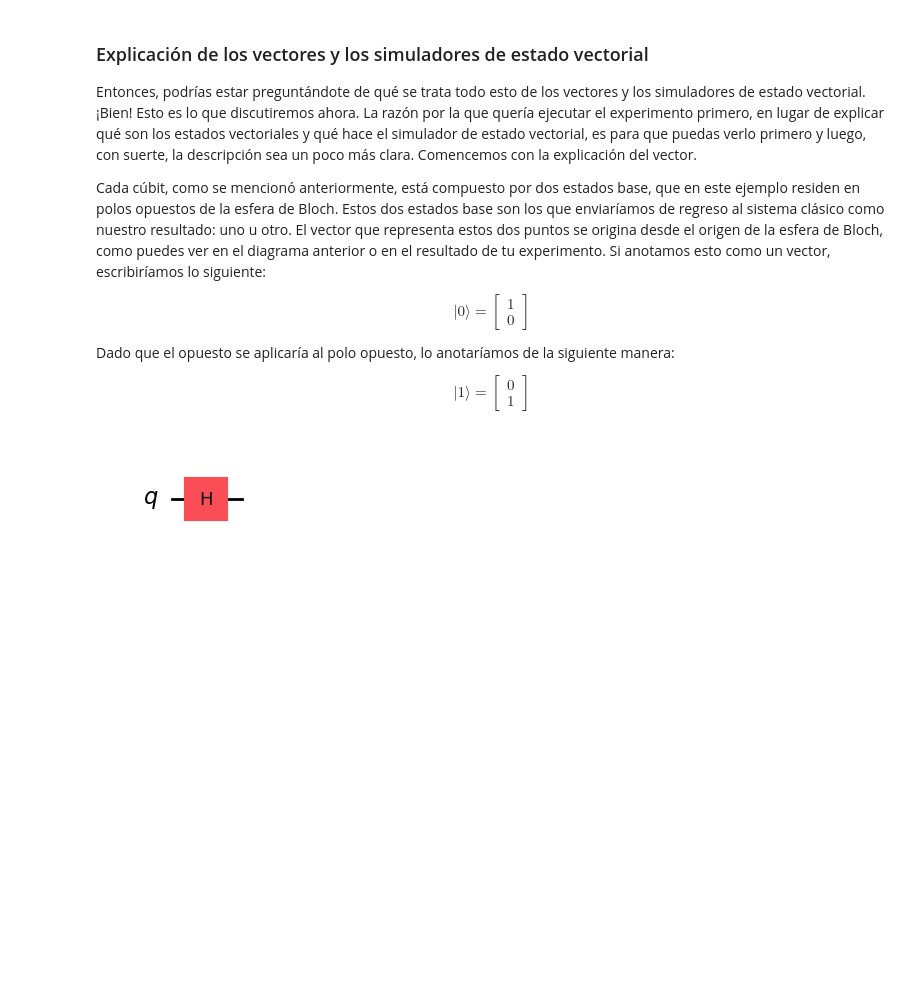
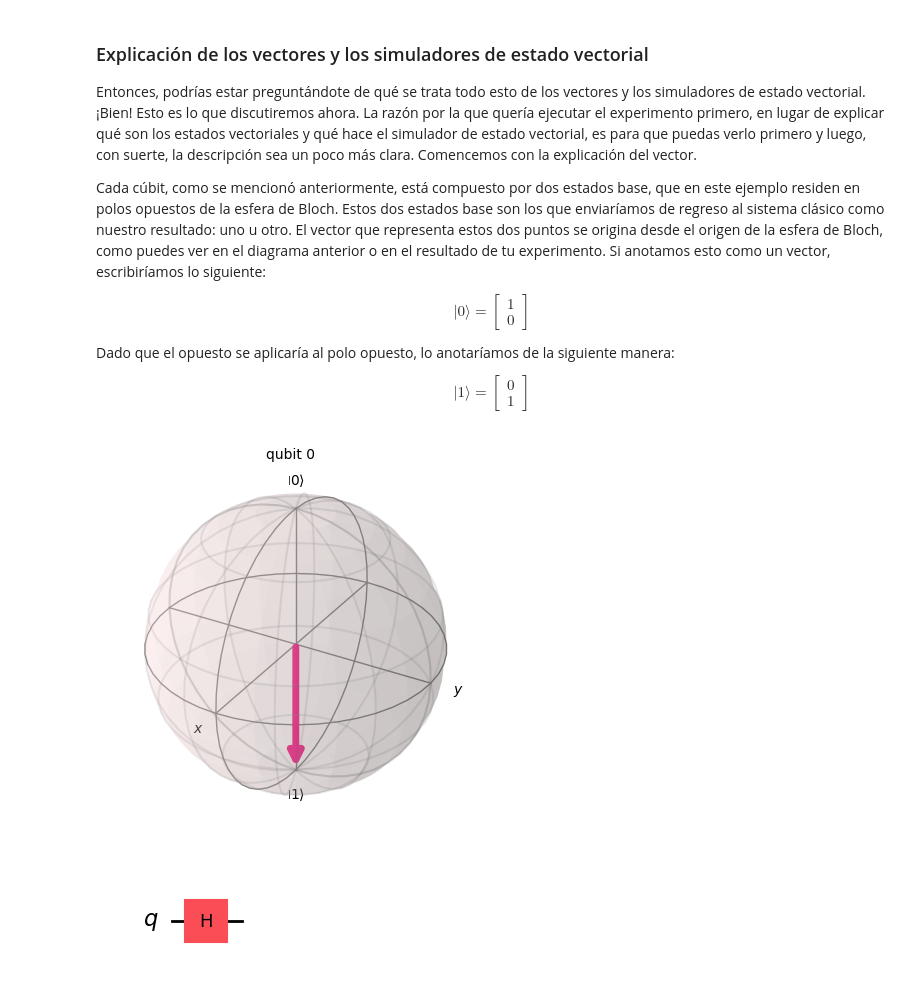
Before and after one commit to luisedseijas/Quantum_computing, a Jupyter notebook: Class_01/01_01.ipynb, the cells around one changed output. Drawn from its saved outputs; the diff is of its cells as text; code cells hidden in the pictures; blank space fills up the shorter version.

Commit message:
modified:   Class_01/01_01.ipynb 	Class_01/01_02.ipynb 	Class_01/Figures/interference.png

```diff
--- a/Class_01/01_01.ipynb
+++ b/Class_01/01_01.ipynb
@@ -43,4 +48,10 @@ $$
 1
 \end{bmatrix}
 $$
+# %%
+qc.x(0)
+state = Statevector(qc)
+plot_bloch_multivector(state)
+# %% [output]
+[figure, added]
 # %%
```
Also changed, not shown: parts of 30 cells of this notebook.
